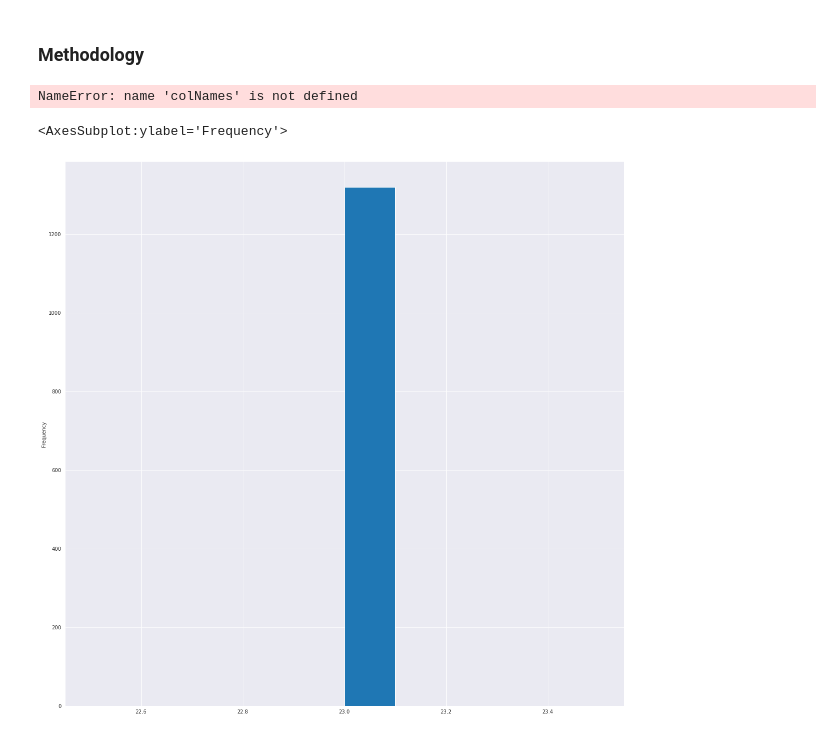
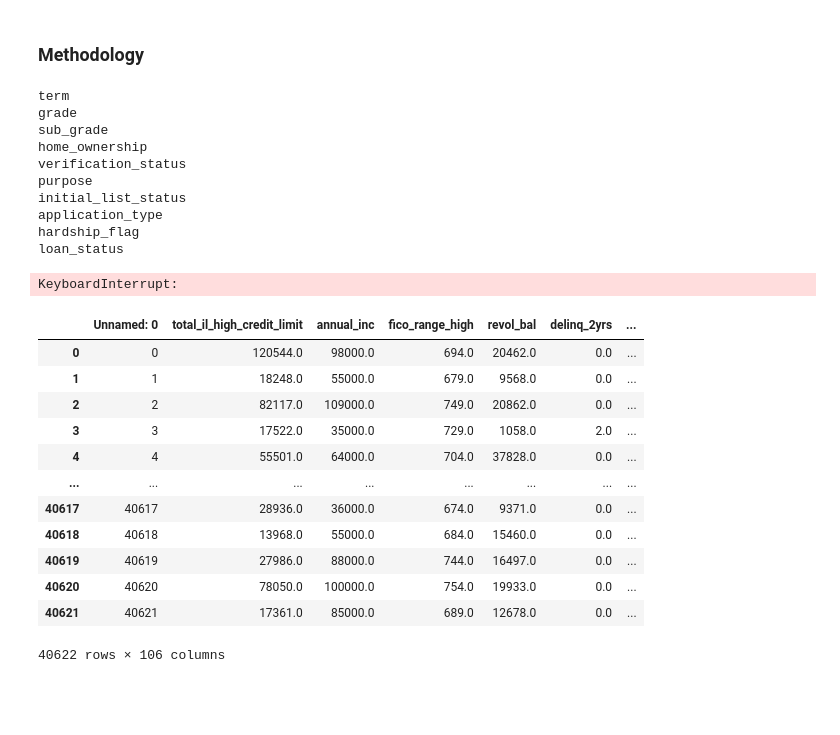
Before and after one commit to Wichaelian/citadel-summer-invitational22, a Jupyter notebook: notebooks/Clustering Based Rate Prediction.ipynb, the cells around one changed output. Saved outputs shown, nothing was run; the diff lists cells and outputs as text; code cells hidden in the pictures; blank space fills up the shorter version.

```diff
--- a/notebooks/Clustering Based Rate Prediction.ipynb
+++ b/notebooks/Clustering Based Rate Prediction.ipynb
@@ -29,17 +29,38 @@ num_vars_of_interest = list(set([
     "mths_since_recent_bc_dlq", "mths_since_recent_inq", "mths_since_recent_revol_delinq"
 ]))
 # %%
-utils.cluster_create(["loan_amnt", "fico_range_high"], TEST_PATH + SAMPLE_BY_LOAN_FN, TEST_PATH + "sample_by_loan_amt_cleaned_clustered.csv", numeric_cols = num_vars_of_interest, categorical_cols =cat_vars_of_interest)
+clean_df = utils.cluster_create(["loan_amnt", "fico_range_high"], TEST_PATH + SAMPLE_BY_LOAN_FN, TEST_PATH + "sample_by_loan_amt_cleaned_clustered.csv", numeric_cols = num_vars_of_interest, categorical_cols =cat_vars_of_interest)
 # %% [output]
-NameError: name 'colNames' is not defined
+term
+grade
+sub_grade
+home_ownership
+verification_status
+purpose
+initial_list_status
+application_type
+hardship_flag
+loan_status
+KeyboardInterrupt:
 # %%
 from sklearn.cluster import KMeans
 cleaned_clustered_df = pd.read_csv(TEST_PATH + "sample_by_loan_amt_cleaned_clustered.csv")
 # %%
 kmeans = KMeans(n_clusters=30).fit(cleaned_clustered_df[["fico_range_low"]])
 cleaned_clustered_df['cluster'] = kmeans.labels_
-# %%
-cleaned_clustered_df["cluster"][cleaned_clustered_df["grade_A"] == 1].plot(kind = "hist")
-# %% [output]
-<AxesSubplot:ylabel='Frequency'>
-[figure, removed]
+# %%
+cleaned_clustered_df
+# %% [output]
+|  | Unnamed: 0 | total_il_high_credit_limit | annual_inc | fico_range_high | revol_bal | delinq_2yrs | ... |
+| 0 | 0 | 120544.0 | 98000.0 | 694.0 | 20462.0 | 0.0 | ... |
+| 1 | 1 | 18248.0 | 55000.0 | 679.0 | 9568.0 | 0.0 | ... |
+| 2 | 2 | 82117.0 | 109000.0 | 749.0 | 20862.0 | 0.0 | ... |
+| 3 | 3 | 17522.0 | 35000.0 | 729.0 | 1058.0 | 2.0 | ... |
+| 4 | 4 | 55501.0 | 64000.0 | 704.0 | 37828.0 | 0.0 | ... |
+| ... | ... | ... | ... | ... | ... | ... | ... |
+| 40617 | 40617 | 28936.0 | 36000.0 | 674.0 | 9371.0 | 0.0 | ... |
+| 40618 | 40618 | 13968.0 | 55000.0 | 684.0 | 15460.0 | 0.0 | ... |
+| 40619 | 40619 | 27986.0 | 88000.0 | 744.0 | 16497.0 | 0.0 | ... |
+| 40620 | 40620 | 78050.0 | 100000.0 | 754.0 | 19933.0 | 0.0 | ... |
+| 40621 | 40621 | 17361.0 | 85000.0 | 689.0 | 12678.0 | 0.0 | ... |
+40622 rows × 106 columns
```
Also changed, not shown: 3 other files.
